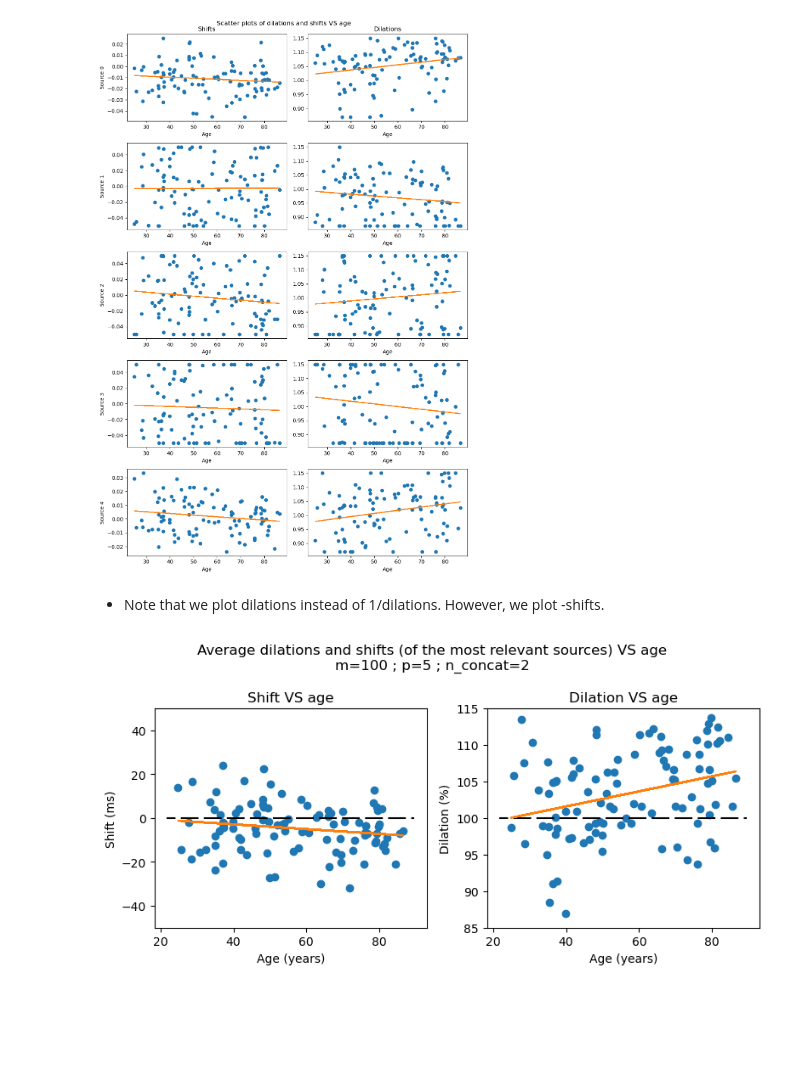
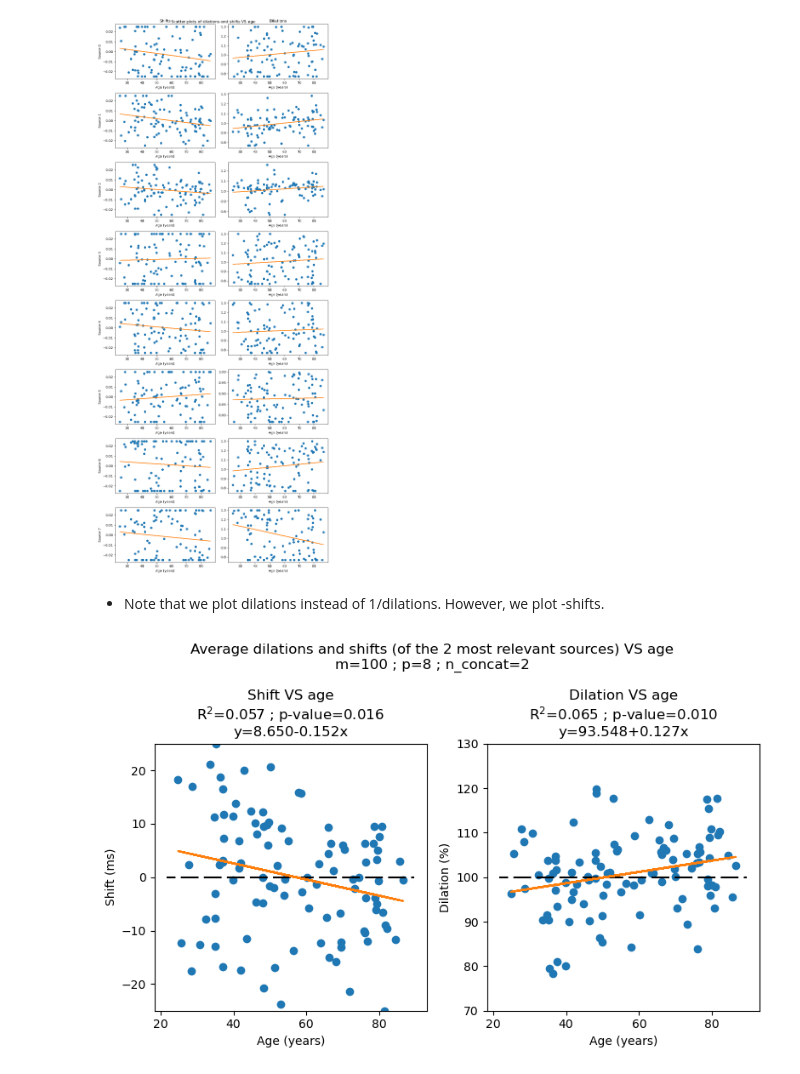
Before and after one commit to AmbroiseHeurtebise/internship_m2, a Jupyter notebook: tbme/plots/plots_camcan/plot_camcan.ipynb, the cells around one changed output. Drawn from its saved outputs; the diff is of its cells as text; code cells hidden in the pictures; blank space fills up the shorter version.

Commit message:
add r2 and p-value, and center dilations and shifts

```diff
--- a/tbme/plots/plots_camcan/plot_camcan.ipynb
+++ b/tbme/plots/plots_camcan/plot_camcan.ipynb
@@ -7,14 +9,25 @@ from multiviewica_delay.multiviewica_dilations_shifts._plot_functions import plo
 # parameters
 task = "auditory"
 n_subjects = 100
-n_components = 5
+n_components = 8
 n_concat = 2
-max_dilation = 1.15
-max_shift = 0.05
+# bis = True
+# if bis:
+#     max_dilation = 1.25
+#     max_shift = 0.03
+#     bis_suffix = "_bis"
+# else:
+#     max_dilation = 1.15
+#     max_shift = 0.05
+#     bis_suffix = ""
+if n_components == 8:
+    max_dilation = 1.3
+    max_shift = 0.025
+    bis_suffix = ""
 # %%
 # load results
 results_dir = "/storage/store2/work/aheurteb/mvicad/tbme/results/results_camcan/mvicad2/clean_subjects/"
-suffix = f"_{task}_task_{n_subjects}_{n_components}_{n_concat}.npy"
+suffix = f"_{task}_task_{n_subjects}_{n_components}_{n_concat}{bis_suffix}.npy"
 W_list = np.load(results_dir + "W" + suffix)
 dilations = np.load(results_dir + "dilations" + suffix)
 shifts = np.load(results_dir + "shifts" + suffix)
@@ -142,12 +155,12 @@ for i in range(n_components):
 plt.suptitle("Scatter plots of dilations and shifts VS age")
 plt.tight_layout()
 # %% [output]
-[figure, old version]
+[figure, new version]
 # %% [markdown]
 - Note that we plot dilations instead of 1/dilations. However, we plot -shifts.
 # %%
 # average over the most "peak-shaped" sources
-keep_sources = [0, 4]
+keep_sources = [1, 2]  # [0, 4]
 dilations_avg_2 = np.mean(dilations[:, keep_sources], axis=1)
 shifts_avg_2 = np.mean(shifts[:, keep_sources], axis=1)
 
@@ -156,35 +169,56 @@ factor_dilations = 1e2
 factor_shifts = 1e3
 dilations_avg_2 *= factor_dilations
 shifts_avg_2 *= factor_shifts
 
 # Linear regression
 slope_dilations_2, intercept_dilations_2, _, _, _ = stats.linregress(ages, dilations_avg_2)
 fitLine_dilations_2 = slope_dilations_2 * ages + intercept_dilations_2
 slope_shifts_2, intercept_shifts_2, _, _, _ = stats.linregress(ages, -shifts_avg_2)
 fitLine_shifts_2 = slope_shifts_2 * ages + intercept_shifts_2
 
+# r2 score and p-value
+r2_dilations = r2_score(dilations_avg_2, fitLine_dilations_2)
+r2_shifts = r2_score(-shifts_avg_2, fitLine_shifts_2)
+pvalue_dilations = stats.pearsonr(ages, dilations_avg_2)[1]
+pvalue_shifts = stats.pearsonr(ages, -shifts_avg_2)[1]
+
 # average scatter plot over most relevant sources
-fig, axes = plt.subplots(1, 2, figsize=(8, 4))
+fig, axes = plt.subplots(1, 2, figsize=(8, 5))
 axes[0].scatter(ages, -shifts_avg_2)
 axes[0].plot(ages, fitLine_shifts_2, c=colors[1])
 xmin, xmax = axes[0].get_xlim()
 axes[0].hlines(y=0, xmin=xmin, xmax=xmax, linestyles=(5, (10, 3)), colors="black")
 axes[0].set_ylim([-max_shift*factor_shifts, max_shift*factor_shifts])
 axes[0].set_xlabel("Age (years)")
 axes[0].set_ylabel("Shift (ms)")
-axes[0].set_title("Shift VS age")
+if np.sign(slope_shifts_2) == 1:
+    axes[0].set_title(
+        f"Shift VS age\nR$^2$={r2_shifts:.3f} ; p-value={pvalue_shifts:.3f}\n" \
+            f"y={intercept_shifts_2:.3f}+{slope_shifts_2:.3f}x")
+else:
+    axes[0].set_title(
+        f"Shift VS age\nR$^2$={r2_shifts:.3f} ; p-value={pvalue_shifts:.3f}\n" \
+            f"y={intercept_shifts_2:.3f}-{np.abs(slope_shifts_2):.3f}x")
 
 axes[1].scatter(ages, dilations_avg_2)
 axes[1].plot(ages, fitLine_dilations_2, c=colors[1])
 xmin, xmax = axes[1].get_xlim()
 axes[1].hlines(y=factor_dilations, xmin=xmin, xmax=xmax, linestyles=(5, (10, 3)), colors="black")
 axes[1].set_ylim([(2-max_dilation)*factor_dilations, max_dilation*factor_dilations])
 axes[1].set_xlabel("Age (years)")
 axes[1].set_ylabel("Dilation (%)")
-axes[1].set_title("Dilation VS age")
+if np.sign(slope_dilations_2) == 1:
+    axes[1].set_title(
+        f"Dilation VS age\nR$^2$={r2_dilations:.3f} ; p-value={pvalue_dilations:.3f}\n" \
+            f"y={intercept_dilations_2:.3f}+{slope_dilations_2:.3f}x")
+else:
+    axes[1].set_title(
+        f"Dilation VS age\nR$^2$={r2_dilations:.3f} ; p-value={pvalue_dilations:.3f}\n" \
+            f"y={intercept_dilations_2:.3f}-{np.abs(slope_dilations_2):.3f}x")
 plt.suptitle(
-    f"Average dilations and shifts (of the most relevant sources) VS age\nm={n_subjects} ; p={n_components} ; n_concat={n_concat}")
+    f"Average dilations and shifts (of the {len(keep_sources)} most relevant sources) VS age\n" \
+        f"m={n_subjects} ; p={n_components} ; n_concat={n_concat}")
 plt.tight_layout()
 plt.show()
 # %% [output]
-[figure, old version]
+[figure, new version]
```
Also changed, not shown: parts of 7 cells of this notebook.
